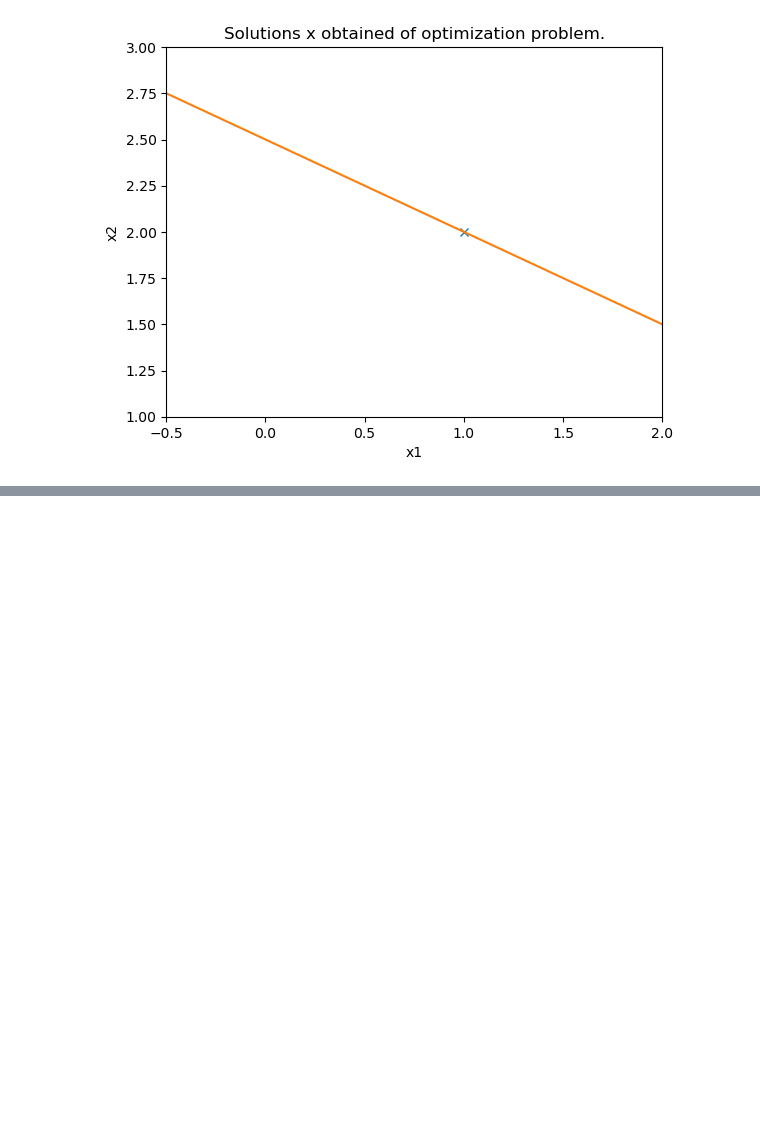
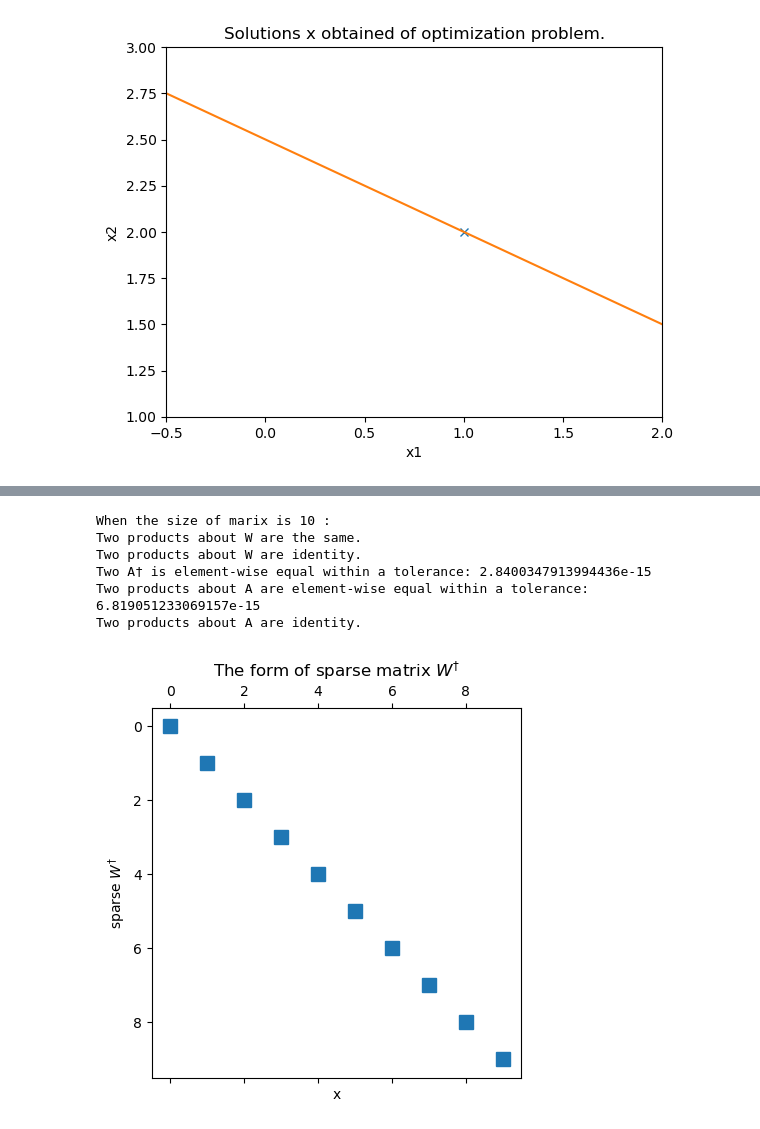
Before and after one commit to JOANNELUNA/COMP0114-Inverse-Problems-in-Imaging, a Jupyter notebook: CW1_week1-3.ipynb, the cells around one changed output, grey strips where cells are left out. Drawn from its saved outputs; the diff is of its cells as text; code cells hidden in the pictures; blank space fills up the shorter version.

```diff
--- a/CW1_week1-3.ipynb
+++ b/CW1_week1-3.ipynb
@@ -72,0 +107,10 @@ plt.show()
+# %%
+def Convolution_Matrix(n):
+    M = np.zeros((n,n))
+    dn = 2/(n-1)
+    sigma = 0.2
+    X = grid(n)
+    for i in range(n):
+        for j in range(n):
+            M[i,j] = ((dn/(np.sqrt(2*np.pi)*sigma)) * np.exp(-((X[i]-X[j])**2)/(2*sigma**2)))
+    return M
@@ -72,0 +133,6 @@ plt.show()
+# %%
+U,W,V_T = np.linalg.svd(A)
+# print(U.shape, W.shape, V_T.shape)
+norm = np.linalg.norm(A - U * W @ V_T)
+if np.allclose(A , U * W @ V_T):
+    print('Matrix A and UWV_T are element-wise equal within a tolerance:', norm)
@@ -72,0 +232,10 @@ plt.show()
+# %%
+pseudoinverse(10)
+# %% [output]
+When the size of marix is 10 :
+Two products about W are the same.
+Two products about W are identity.
+Two A† is element-wise equal within a tolerance: 2.8400347913994436e-15
+Two products about A are element-wise equal within a tolerance: 6.819051233069157e-15
+Two products about A are identity.
+[figure, added]
```
Also changed, not shown: parts of 17 cells of this notebook, 1 other file.
